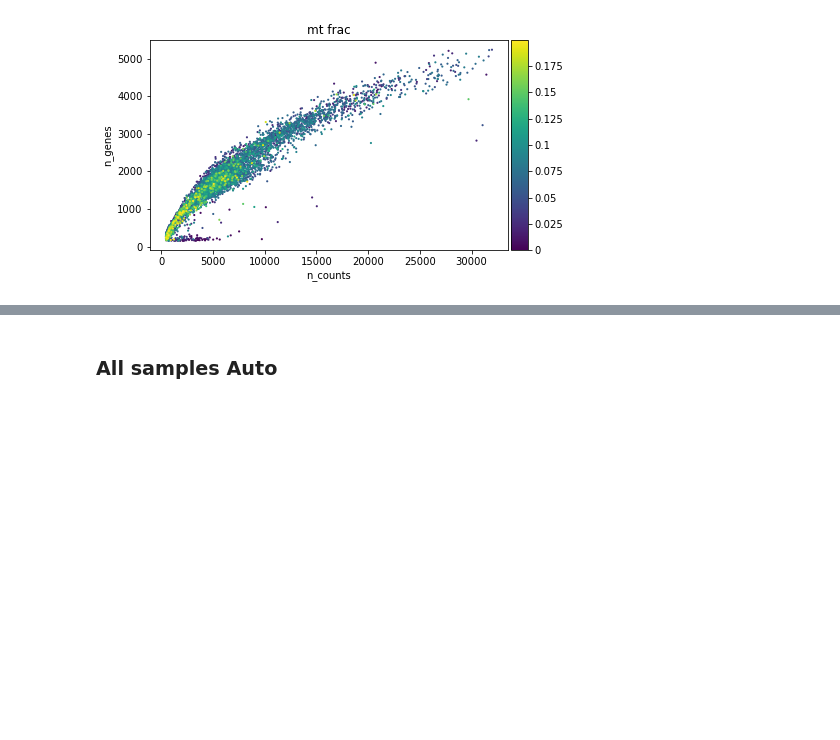
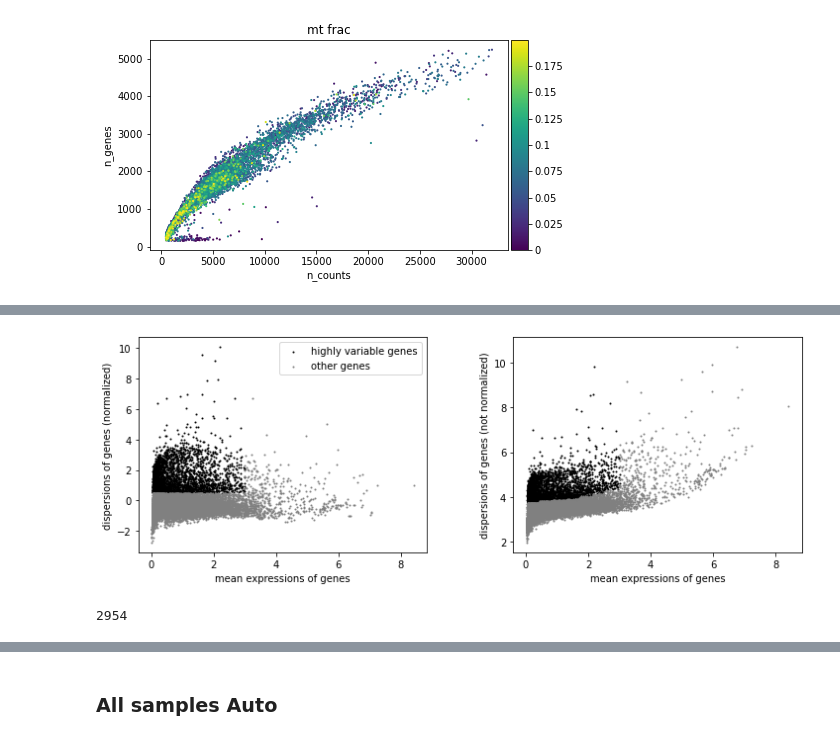
Before and after one commit to ipanj/DDD_disk, a Jupyter notebook: notebooks/covid_sc_analysis_chris.ipynb, the cells around one changed output, grey strips where cells are left out. Saved outputs shown, nothing was run; the diff lists cells and outputs as text; code cells hidden in the pictures; blank space fills up the shorter version.

```diff
--- a/notebooks/covid_sc_analysis_chris.ipynb
+++ b/notebooks/covid_sc_analysis_chris.ipynb
@@ -392,0 +493,8 @@ p1 = sc.pl.scatter(adata_flt_all_man, 'n_counts', 'n_genes', color='mt_frac')
+# %%
+sc.pl.highly_variable_genes(adata_flt_all_man)
+# %% [output]
+[figure, added]
+# %%
+sum(adata_flt_all_man.var["highly_variable"])
+# %% [output]
+2954
```
Also changed, not shown: parts of 45 cells of this notebook.
